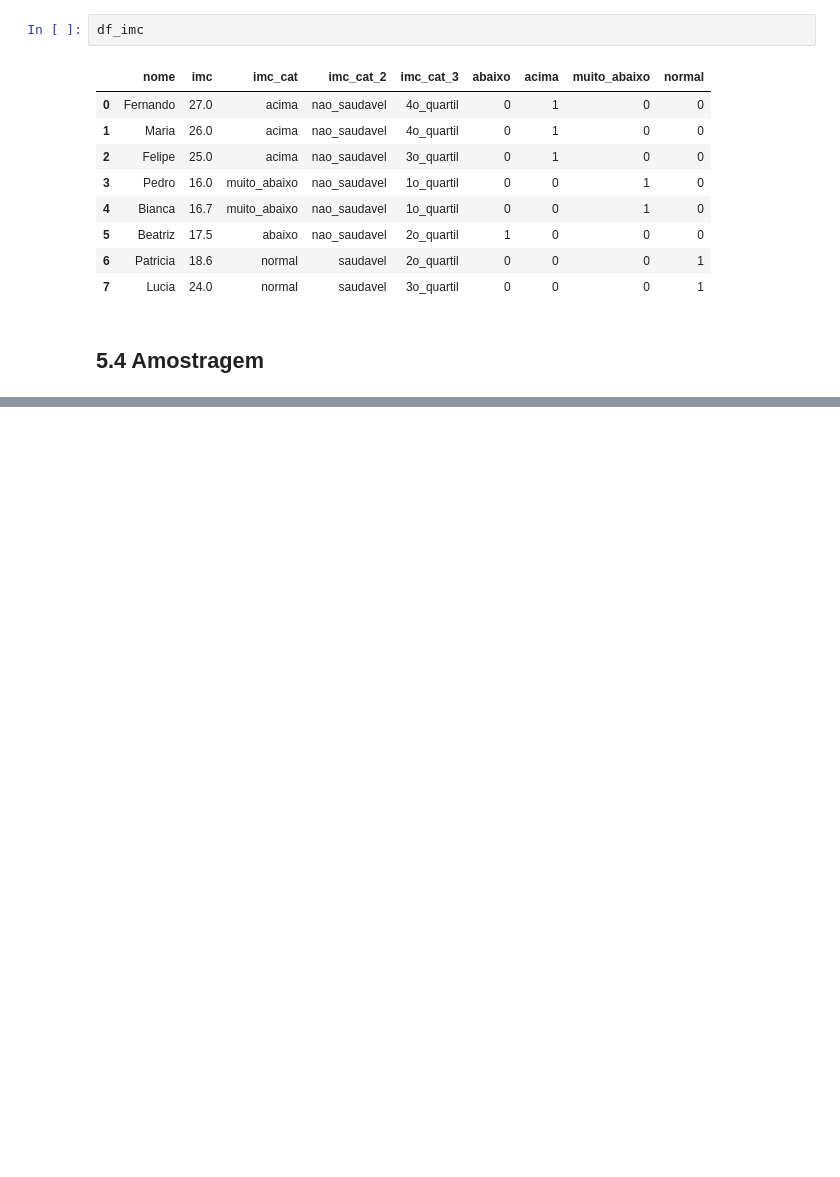
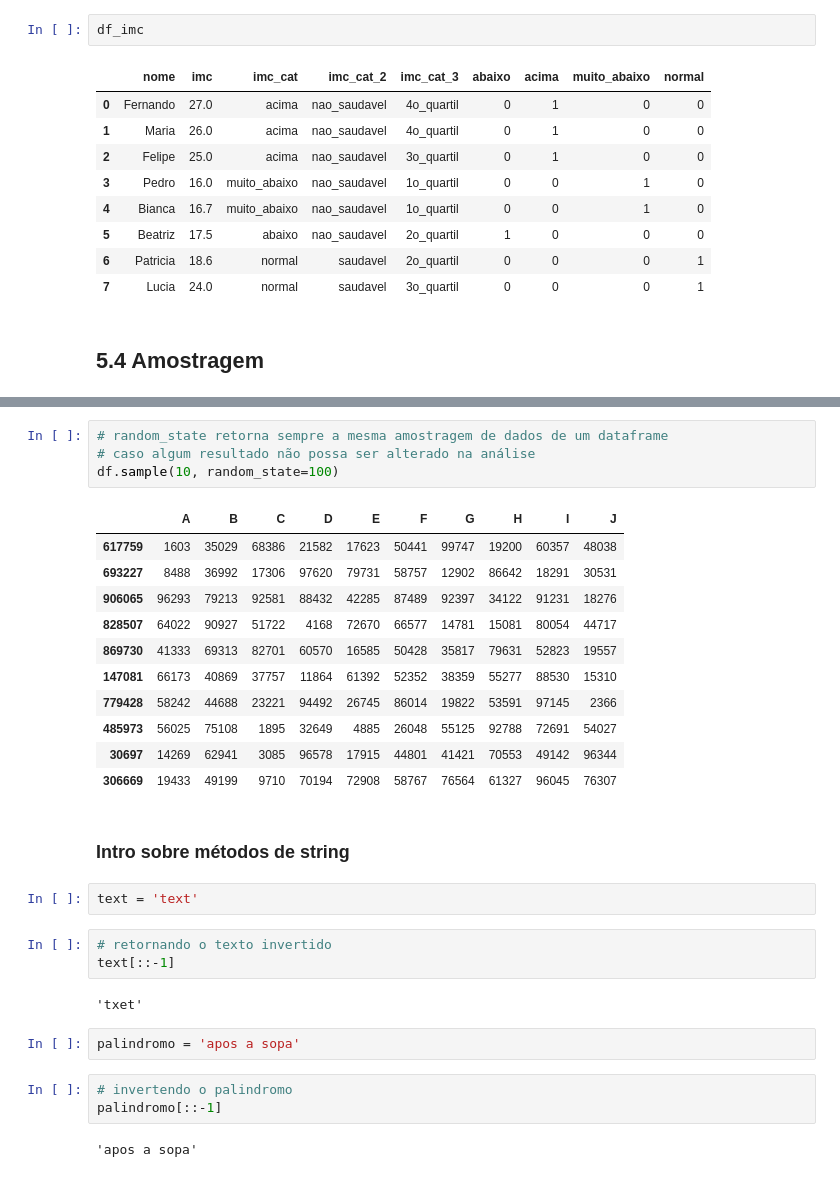
Before and after one commit to RaphaelfsOliveira/DataScience, a Jupyter notebook: EBAC Curso Ciência de Dados/Cientista de Dados/modulo_5_limpeza_e_preparacao_de_dados.ipynb, the cells around one changed output, grey strips where cells are left out. Saved outputs shown, nothing was run; the diff lists cells and outputs as text; blank space fills up the shorter version.

```diff
--- a/EBAC Curso Ciência de Dados/Cientista de Dados/modulo_5_limpeza_e_preparacao_de_dados.ipynb
+++ b/EBAC Curso Ciência de Dados/Cientista de Dados/modulo_5_limpeza_e_preparacao_de_dados.ipynb
@@ -590,0 +649,32 @@ df_imc
+# %%
+# random_state retorna sempre a mesma amostragem de dados de um dataframe
+# caso algum resultado não possa ser alterado na análise
+df.sample(10, random_state=100)
+# %% [output]
+|  | A | B | C | D | E | F | G | H | I | J |
+| 617759 | 1603 | 35029 | 68386 | 21582 | 17623 | 50441 | 99747 | 19200 | 60357 | 48038 |
+| 693227 | 8488 | 36992 | 17306 | 97620 | 79731 | 58757 | 12902 | 86642 | 18291 | 30531 |
+| 906065 | 96293 | 79213 | 92581 | 88432 | 42285 | 87489 | 92397 | 34122 | 91231 | 18276 |
+| 828507 | 64022 | 90927 | 51722 | 4168 | 72670 | 66577 | 14781 | 15081 | 80054 | 44717 |
+| 869730 | 41333 | 69313 | 82701 | 60570 | 16585 | 50428 | 35817 | 79631 | 52823 | 19557 |
+| 147081 | 66173 | 40869 | 37757 | 11864 | 61392 | 52352 | 38359 | 55277 | 88530 | 15310 |
+| 779428 | 58242 | 44688 | 23221 | 94492 | 26745 | 86014 | 19822 | 53591 | 97145 | 2366 |
+| 485973 | 56025 | 75108 | 1895 | 32649 | 4885 | 26048 | 55125 | 92788 | 72691 | 54027 |
+| 30697 | 14269 | 62941 | 3085 | 96578 | 17915 | 44801 | 41421 | 70553 | 49142 | 96344 |
+| 306669 | 19433 | 49199 | 9710 | 70194 | 72908 | 58767 | 76564 | 61327 | 96045 | 76307 |
+# %% [markdown]
+### Intro sobre métodos de string
+# %%
+text = 'text'
+# %%
+# retornando o texto invertido
+text[::-1]
+# %% [output]
+'txet'
+# %%
+palindromo = 'apos a sopa'
+# %%
+# invertendo o palindromo
+palindromo[::-1]
+# %% [output]
+'apos a sopa'
```
Also changed, not shown: parts of 7 cells of this notebook.
